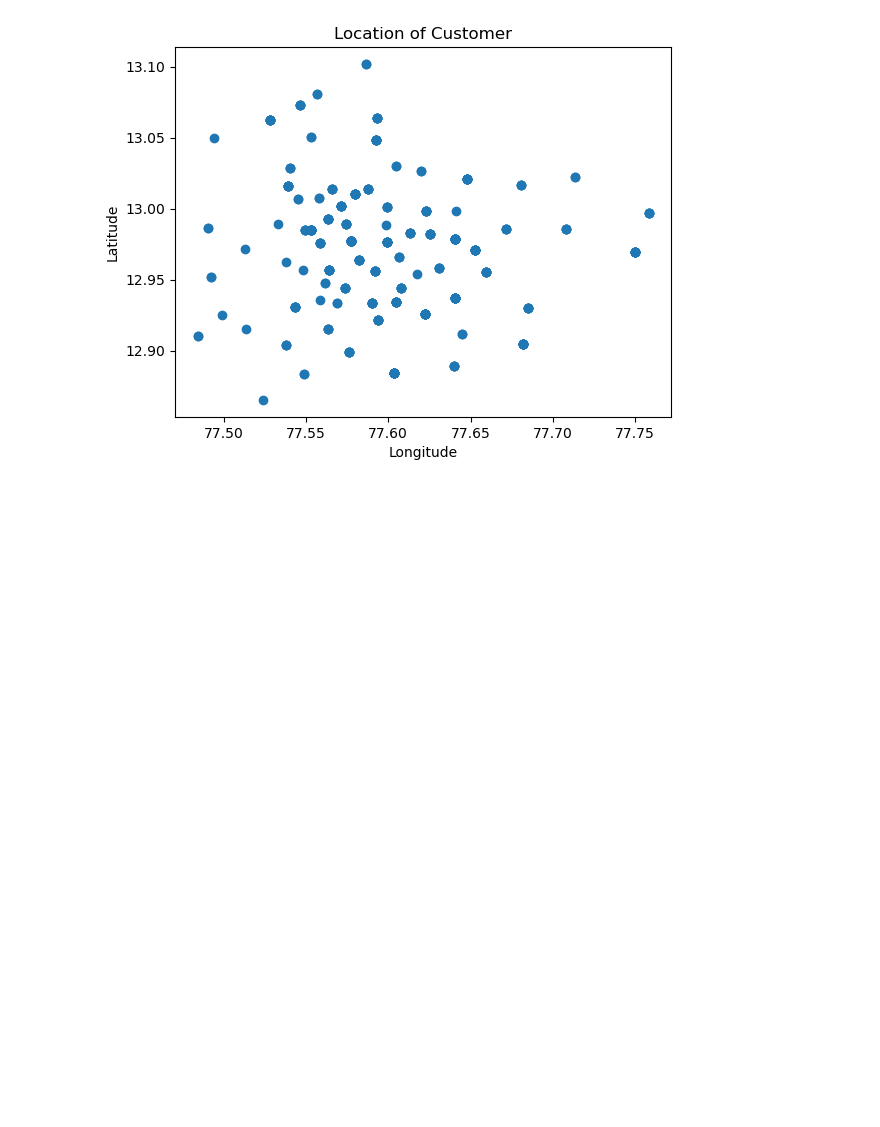
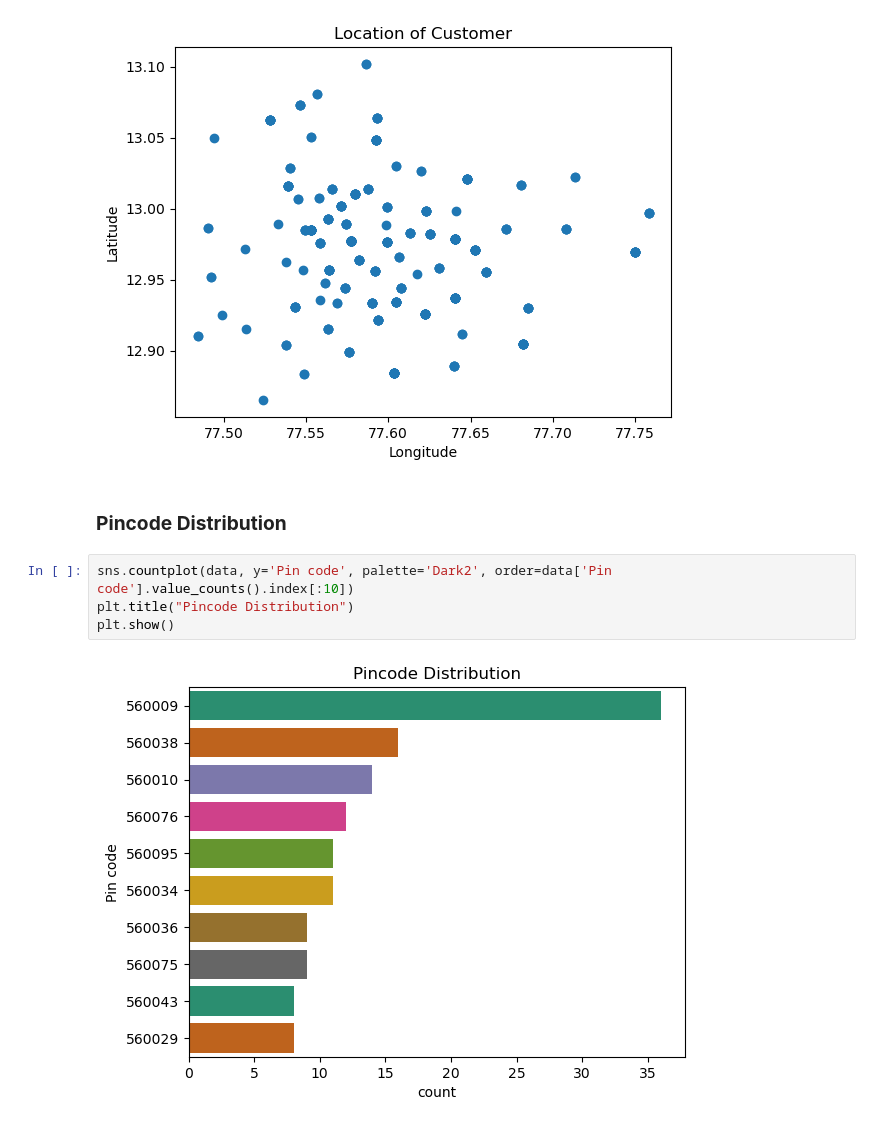
Before and after one commit to ranjithbalank/datascience, a Jupyter notebook: Visualization Exploration-Food dataset/Project1.ipynb, the cells around one changed output. Cells and saved outputs as stored; diff of their text form; blank space fills up the shorter version.

```diff
--- a/Visualization Exploration-Food dataset/Project1.ipynb
+++ b/Visualization Exploration-Food dataset/Project1.ipynb
@@ -150,3 +150,11 @@ plt.ylabel('Latitude')
 plt.show()
 # %% [output]
 [figure]
+# %% [markdown]
+### **Pincode Distribution**
+# %%
+sns.countplot(data, y='Pin code', palette='Dark2', order=data['Pin code'].value_counts().index[:10])
+plt.title("Pincode Distribution")
+plt.show()
+# %% [output]
+[figure, added]
```
Also changed, not shown: parts of 28 cells of this notebook.
